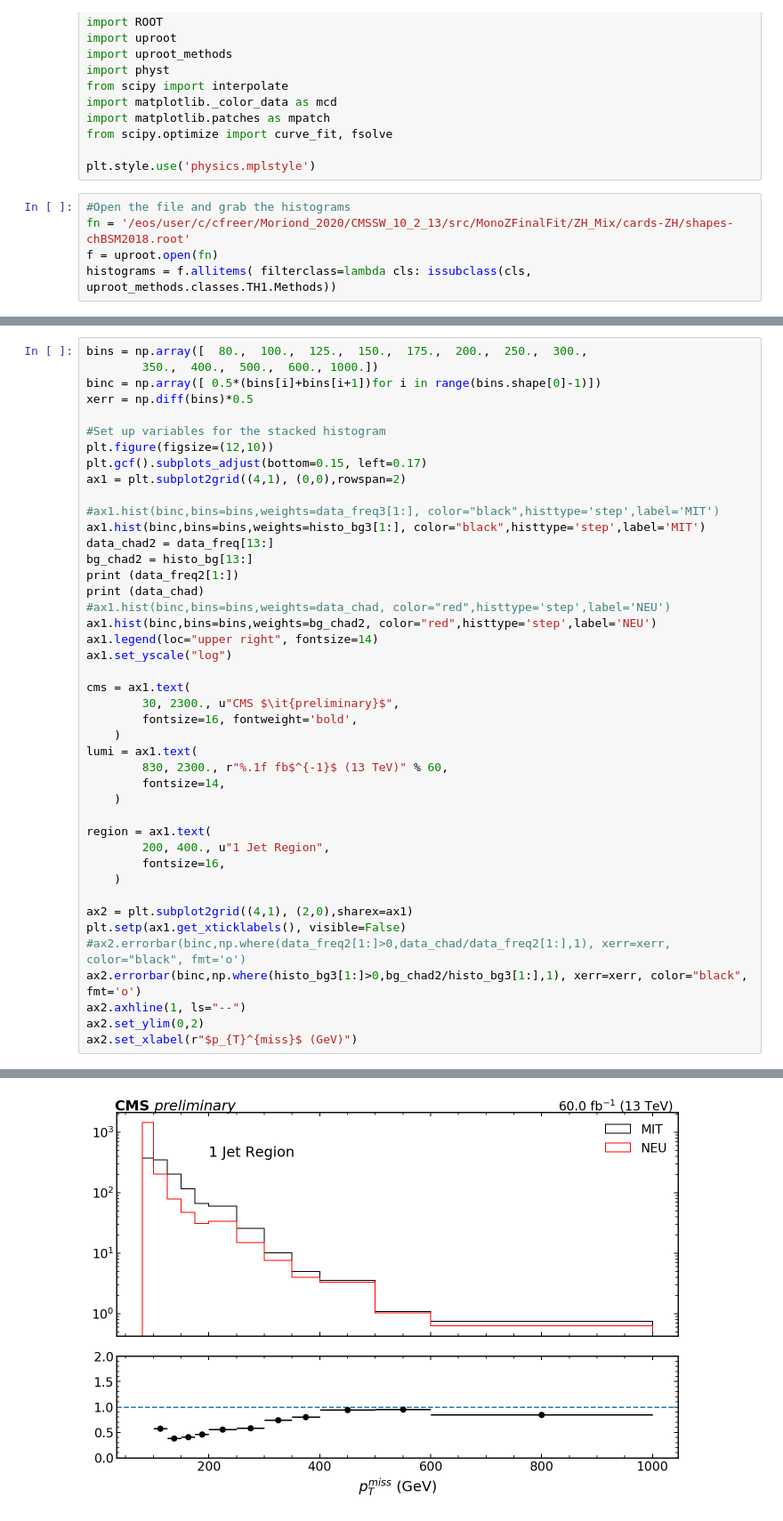
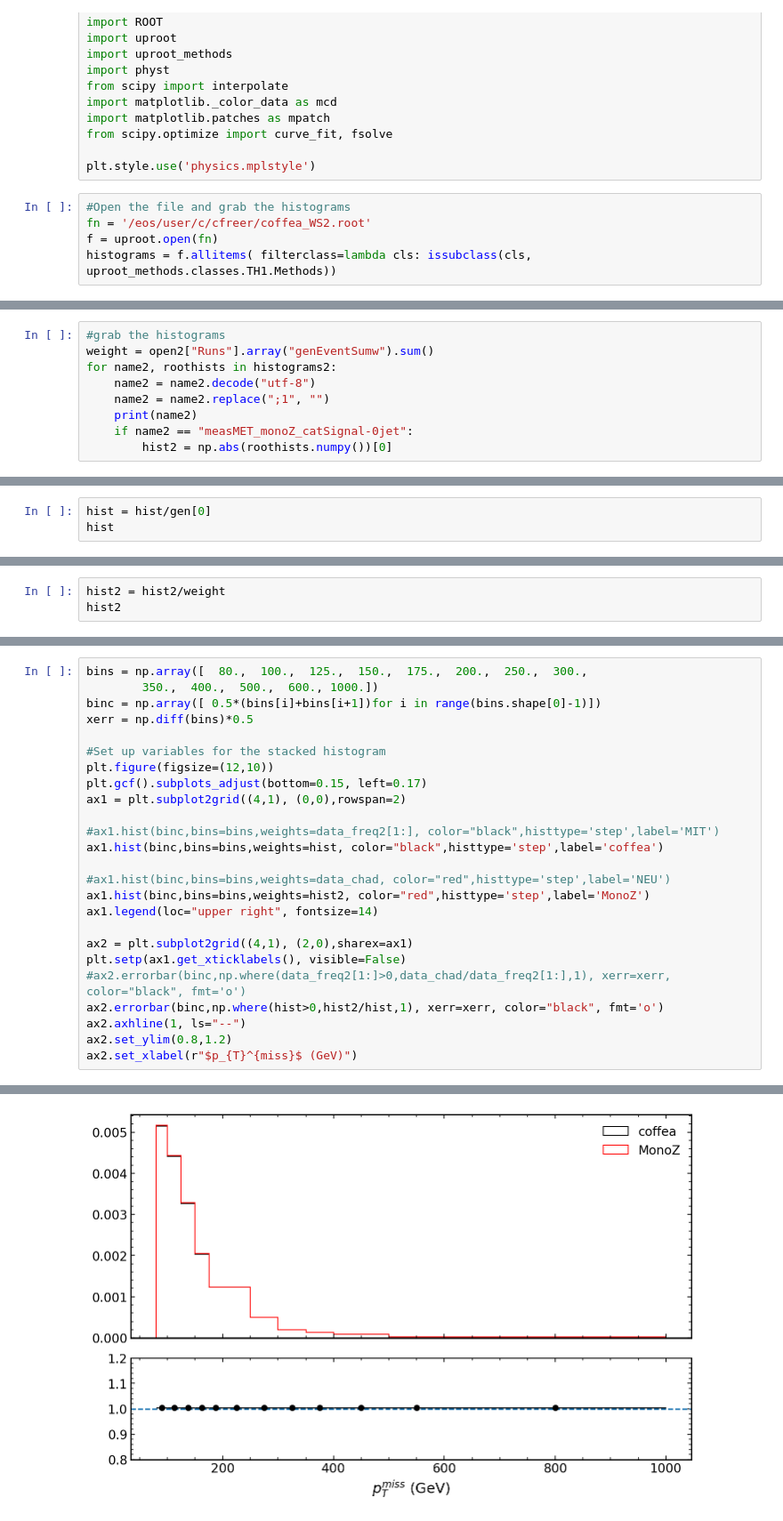
Before and after one commit to yhaddad/MonoZFinalFit, a Jupyter notebook: Guillelmo_Ratio.ipynb, the cells around one changed output, grey strips where cells are left out. Shown: that part at 89% size. Cells and saved outputs as stored; diff of their text form.

```diff
--- a/Guillelmo_Ratio.ipynb
+++ b/Guillelmo_Ratio.ipynb
@@ -17,6 +17,6 @@ from scipy.optimize import curve_fit, fsolve
 plt.style.use('physics.mplstyle')
 # %%
 #Open the file and grab the histograms
-fn = '/eos/user/c/cfreer/Moriond_2020/CMSSW_10_2_13/src/MonoZFinalFit/ZH_Mix/cards-ZH/shapes-chBSM2018.root'
+fn = '/eos/user/c/cfreer/coffea_WS2.root'
 f = uproot.open(fn)
 histograms = f.allitems( filterclass=lambda cls: issubclass(cls, uproot_methods.classes.TH1.Methods))
@@ -105,0 +72,9 @@ histo_bg2 = ZZ_freq2 + WZ_freq2 + EM_freq2 + DY_freq2 + VVV_freq2
+# %%
+#grab the histograms
+weight = open2["Runs"].array("genEventSumw").sum()
+for name2, roothists in histograms2:
+    name2 = name2.decode("utf-8")
+    name2 = name2.replace(";1", "")
+    print(name2)
+    if name2 == "measMET_monoZ_catSignal-0jet":
+        hist2 = np.abs(roothists.numpy())[0]
@@ -205,0 +186,3 @@ histo_bg3 = ZZ_freq3 + WZ_freq3 + EM_freq3 + DY_freq3 + VVV_freq3
+# %%
+hist = hist/gen[0]
+hist
@@ -205,0 +193,3 @@ histo_bg3 = ZZ_freq3 + WZ_freq3 + EM_freq3 + DY_freq3 + VVV_freq3
+# %%
+hist2 = hist2/weight
+hist2
@@ -214,36 +209,18 @@ plt.figure(figsize=(12,10))
 plt.gcf().subplots_adjust(bottom=0.15, left=0.17)
 ax1 = plt.subplot2grid((4,1), (0,0),rowspan=2)
 
-#ax1.hist(binc,bins=bins,weights=data_freq3[1:], color="black",histtype='step',label='MIT')
-ax1.hist(binc,bins=bins,weights=histo_bg3[1:], color="black",histtype='step',label='MIT')
-data_chad2 = data_freq[13:]
-bg_chad2 = histo_bg[13:]
-print (data_freq2[1:])
-print (data_chad)
+#ax1.hist(binc,bins=bins,weights=data_freq2[1:], color="black",histtype='step',label='MIT')
+ax1.hist(binc,bins=bins,weights=hist, color="black",histtype='step',label='coffea')
+
 #ax1.hist(binc,bins=bins,weights=data_chad, color="red",histtype='step',label='NEU')
-ax1.hist(binc,bins=bins,weights=bg_chad2, color="red",histtype='step',label='NEU')
+ax1.hist(binc,bins=bins,weights=hist2, color="red",histtype='step',label='MonoZ')
 ax1.legend(loc="upper right", fontsize=14)
-ax1.set_yscale("log")
-
-cms = ax1.text(
-        30, 2300., u"CMS $\it{preliminary}$",
-        fontsize=16, fontweight='bold',
-    )
-lumi = ax1.text(
-        830, 2300., r"%.1f fb$^{-1}$ (13 TeV)" % 60,
-        fontsize=14,
-    )
-
-region = ax1.text(
-        200, 400., u"1 Jet Region",
-        fontsize=16,
-    )
 
 ax2 = plt.subplot2grid((4,1), (2,0),sharex=ax1)
 plt.setp(ax1.get_xticklabels(), visible=False)
 #ax2.errorbar(binc,np.where(data_freq2[1:]>0,data_chad/data_freq2[1:],1), xerr=xerr, color="black", fmt='o')
-ax2.errorbar(binc,np.where(histo_bg3[1:]>0,bg_chad2/histo_bg3[1:],1), xerr=xerr, color="black", fmt='o')
+ax2.errorbar(binc,np.where(hist>0,hist2/hist,1), xerr=xerr, color="black", fmt='o')
 ax2.axhline(1, ls="--")
-ax2.set_ylim(0,2)
+ax2.set_ylim(0.8,1.2)
 ax2.set_xlabel(r"$p_{T}^{miss}$ (GeV)")
 # %% [output]
@@ -253 +228 @@ Text(0.5, 0, '$p_{T}^{miss}$ (GeV)')
-[figure, old version]
+[figure, new version]
```
Also changed, not shown: parts of 21 cells of this notebook, 56 other files.
